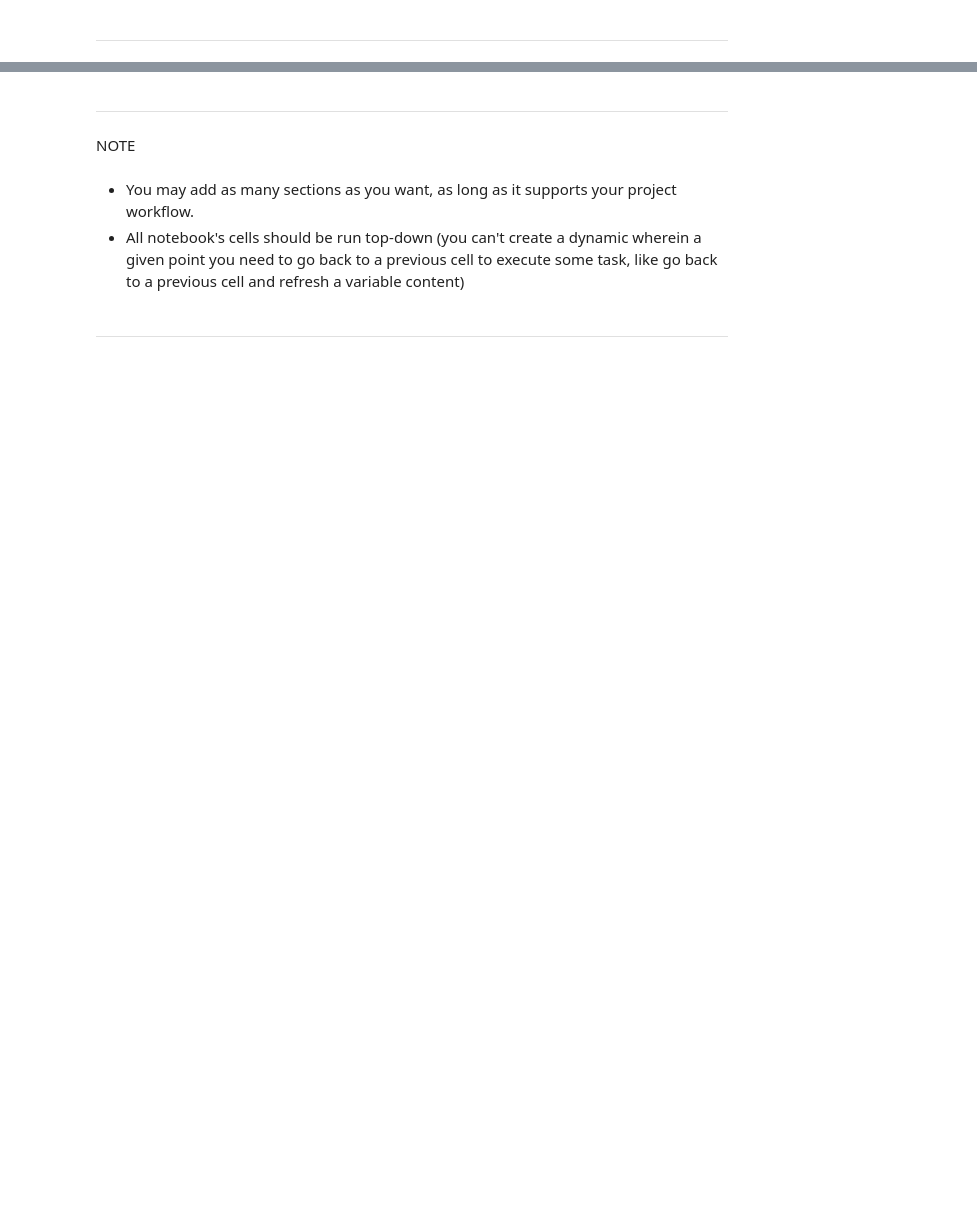
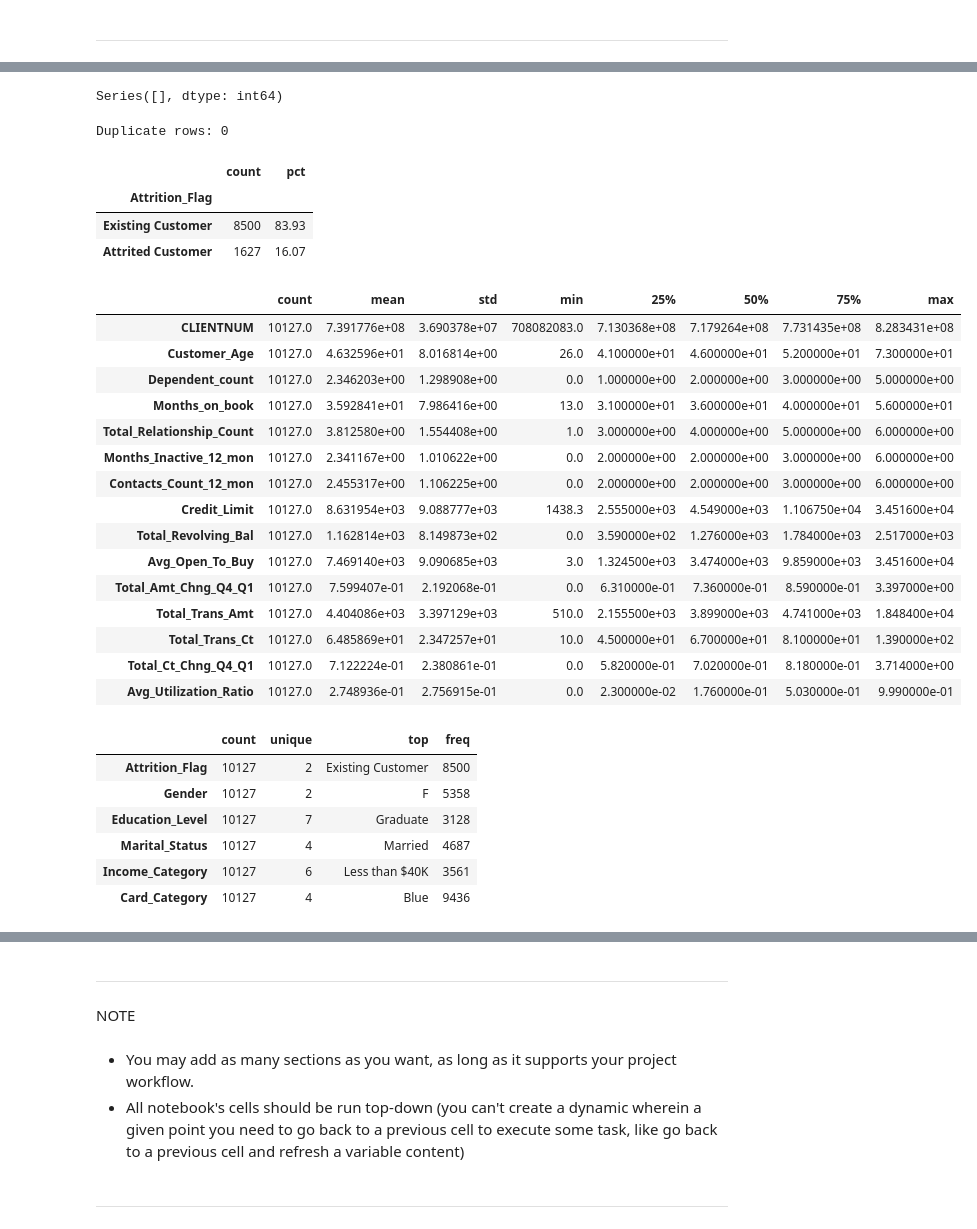
Before and after one commit to RNB1993/CreditCardChurn, a Jupyter notebook: jupyter_notebooks/ETL.ipynb, the cells around one changed output, grey strips where cells are left out. Cells and saved outputs as stored; diff of their text form; code cells hidden in the pictures; blank space fills up the shorter version.

```diff
--- a/jupyter_notebooks/ETL.ipynb
+++ b/jupyter_notebooks/ETL.ipynb
@@ -100,0 +151,12 @@ justify reasons for steps taken at end.
+# %%
+# Dropping the two odd columns
+ODD_COLS = [
+    "Naive_Bayes_Classifier_Attrition_Flag_Card_Category_Contacts_Count_12_mon_Dependent_count_Education_Level_Months_Inactive_12_mon_1",
+    "Naive_Bayes_Classifier_Attrition_Flag_Card_Category_Contacts_Count_12_mon_Dependent_count_Education_Level_Months_Inactive_12_mon_2",
+]
+
+# Dropping only if present
+df_raw = df_raw.drop(columns=[c for c in ODD_COLS if c in df_raw.columns])
+
+#checking columns after column drop
+df_raw.columns
@@ -100,0 +172,52 @@ justify reasons for steps taken at end.
+# %%
+# Missing values check
+missing = df_raw.isna().sum().sort_values(ascending=False)
+missing = missing[missing > 0]
+missing
+# %% [output]
+Series([], dtype: int64)
+# %%
+# Duplicate rows check
+dup_count = df_raw.duplicated().sum()
+print("Duplicate rows:", dup_count)
+# %% [output]
+Duplicate rows: 0
+# %%
+# Target distribution check
+TARGET_COL = "Attrition_Flag"
+target_counts = df_raw[TARGET_COL].value_counts(dropna=False)
+target_pct = df_raw[TARGET_COL].value_counts(normalize=True, dropna=False).round(4) * 100  #translate into precentages
+
+display(pd.DataFrame({"count": target_counts, "pct": target_pct}))
+# %% [output]
+|  | count | pct |
+| Attrition_Flag |  |  |
+| Existing Customer | 8500 | 83.93 |
+| Attrited Customer | 1627 | 16.07 |
+# %%
+display(df_raw.describe(include="number").T)
+display(df_raw.describe(include="object").T)
+# %% [output]
+|  | count | mean | std | min | 25% | 50% | 75% | max |
+| CLIENTNUM | 10127.0 | 7.391776e+08 | 3.690378e+07 | 708082083.0 | 7.130368e+08 | 7.179264e+08 | 7.731435e+08 | 8.283431e+08 |
+| Customer_Age | 10127.0 | 4.632596e+01 | 8.016814e+00 | 26.0 | 4.100000e+01 | 4.600000e+01 | 5.200000e+01 | 7.300000e+01 |
+| Dependent_count | 10127.0 | 2.346203e+00 | 1.298908e+00 | 0.0 | 1.000000e+00 | 2.000000e+00 | 3.000000e+00 | 5.000000e+00 |
+| Months_on_book | 10127.0 | 3.592841e+01 | 7.986416e+00 | 13.0 | 3.100000e+01 | 3.600000e+01 | 4.000000e+01 | 5.600000e+01 |
+| Total_Relationship_Count | 10127.0 | 3.812580e+00 | 1.554408e+00 | 1.0 | 3.000000e+00 | 4.000000e+00 | 5.000000e+00 | 6.000000e+00 |
+| Months_Inactive_12_mon | 10127.0 | 2.341167e+00 | 1.010622e+00 | 0.0 | 2.000000e+00 | 2.000000e+00 | 3.000000e+00 | 6.000000e+00 |
+| Contacts_Count_12_mon | 10127.0 | 2.455317e+00 | 1.106225e+00 | 0.0 | 2.000000e+00 | 2.000000e+00 | 3.000000e+00 | 6.000000e+00 |
+| Credit_Limit | 10127.0 | 8.631954e+03 | 9.088777e+03 | 1438.3 | 2.555000e+03 | 4.549000e+03 | 1.106750e+04 | 3.451600e+04 |
+| Total_Revolving_Bal | 10127.0 | 1.162814e+03 | 8.149873e+02 | 0.0 | 3.590000e+02 | 1.276000e+03 | 1.784000e+03 | 2.517000e+03 |
+| Avg_Open_To_Buy | 10127.0 | 7.469140e+03 | 9.090685e+03 | 3.0 | 1.324500e+03 | 3.474000e+03 | 9.859000e+03 | 3.451600e+04 |
+| Total_Amt_Chng_Q4_Q1 | 10127.0 | 7.599407e-01 | 2.192068e-01 | 0.0 | 6.310000e-01 | 7.360000e-01 | 8.590000e-01 | 3.397000e+00 |
+| Total_Trans_Amt | 10127.0 | 4.404086e+03 | 3.397129e+03 | 510.0 | 2.155500e+03 | 3.899000e+03 | 4.741000e+03 | 1.848400e+04 |
+| Total_Trans_Ct | 10127.0 | 6.485869e+01 | 2.347257e+01 | 10.0 | 4.500000e+01 | 6.700000e+01 | 8.100000e+01 | 1.390000e+02 |
+| Total_Ct_Chng_Q4_Q1 | 10127.0 | 7.122224e-01 | 2.380861e-01 | 0.0 | 5.820000e-01 | 7.020000e-01 | 8.180000e-01 | 3.714000e+00 |
+| Avg_Utilization_Ratio | 10127.0 | 2.748936e-01 | 2.756915e-01 | 0.0 | 2.300000e-02 | 1.760000e-01 | 5.030000e-01 | 9.990000e-01 |
+|  | count | unique | top | freq |
+| Attrition_Flag | 10127 | 2 | Existing Customer | 8500 |
+| Gender | 10127 | 2 | F | 5358 |
+| Education_Level | 10127 | 7 | Graduate | 3128 |
+| Marital_Status | 10127 | 4 | Married | 4687 |
+| Income_Category | 10127 | 6 | Less than $40K | 3561 |
+| Card_Category | 10127 | 4 | Blue | 9436 |
```
Also changed, not shown: parts of 11 cells of this notebook.
